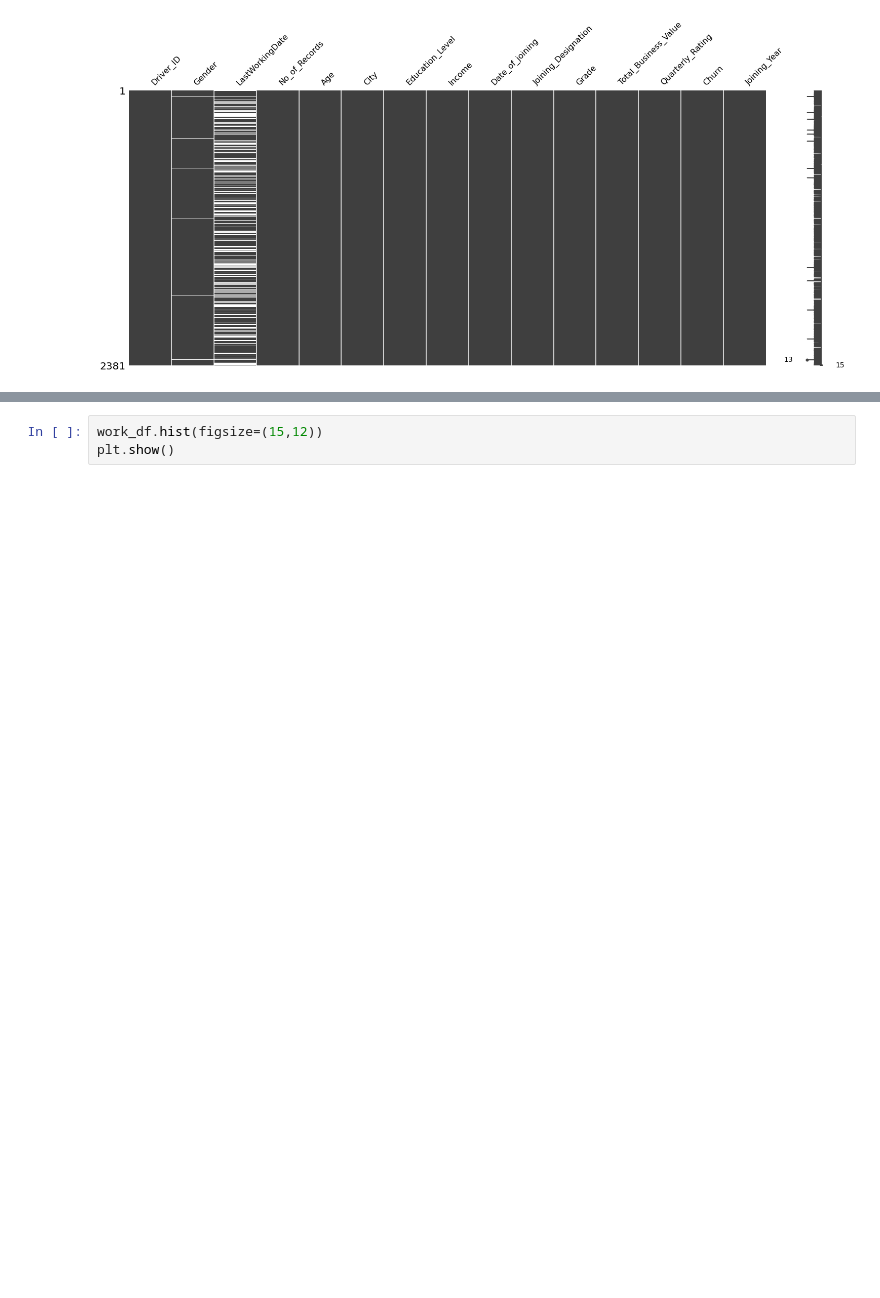
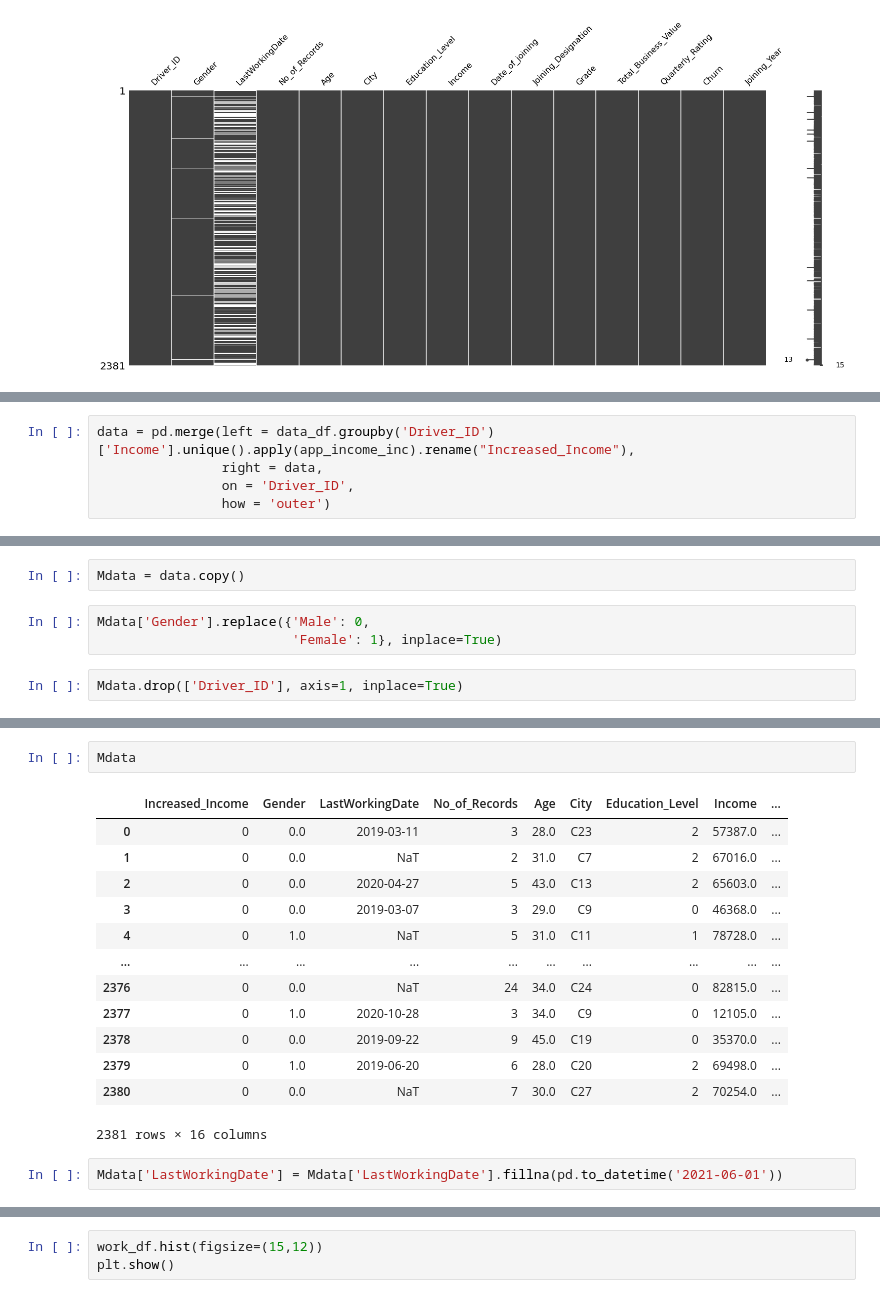
Before and after one commit to pkmariya/Scaler01, a Jupyter notebook: OLA_CaseStudy_Mariya_DSMLJune2022.ipynb, the cells around one changed output, grey strips where cells are left out. Saved outputs shown, nothing was run; the diff lists cells and outputs as text; blank space fills up the shorter version.

```diff
--- a/OLA_CaseStudy_Mariya_DSMLJune2022.ipynb
+++ b/OLA_CaseStudy_Mariya_DSMLJune2022.ipynb
@@ -320,0 +352,5 @@ plt.show()
+# %%
+data = pd.merge(left = data_df.groupby('Driver_ID')['Income'].unique().apply(app_income_inc).rename("Increased_Income"),
+                right = data,
+                on = 'Driver_ID',
+                how = 'outer')
@@ -320,0 +373,7 @@ plt.show()
+# %%
+Mdata = data.copy()
+# %%
+Mdata['Gender'].replace({'Male': 0,
+                         'Female': 1}, inplace=True)
+# %%
+Mdata.drop(['Driver_ID'], axis=1, inplace=True)
@@ -320,0 +400,18 @@ plt.show()
+# %%
+Mdata
+# %% [output]
+|  | Increased_Income | Gender | LastWorkingDate | No_of_Records | Age | City | Education_Level | Income | ... |
+| 0 | 0 | 0.0 | 2019-03-11 | 3 | 28.0 | C23 | 2 | 57387.0 | ... |
+| 1 | 0 | 0.0 | NaT | 2 | 31.0 | C7 | 2 | 67016.0 | ... |
+| 2 | 0 | 0.0 | 2020-04-27 | 5 | 43.0 | C13 | 2 | 65603.0 | ... |
+| 3 | 0 | 0.0 | 2019-03-07 | 3 | 29.0 | C9 | 0 | 46368.0 | ... |
+| 4 | 0 | 1.0 | NaT | 5 | 31.0 | C11 | 1 | 78728.0 | ... |
+| ... | ... | ... | ... | ... | ... | ... | ... | ... | ... |
+| 2376 | 0 | 0.0 | NaT | 24 | 34.0 | C24 | 0 | 82815.0 | ... |
+| 2377 | 0 | 1.0 | 2020-10-28 | 3 | 34.0 | C9 | 0 | 12105.0 | ... |
+| 2378 | 0 | 0.0 | 2019-09-22 | 9 | 45.0 | C19 | 0 | 35370.0 | ... |
+| 2379 | 0 | 1.0 | 2019-06-20 | 6 | 28.0 | C20 | 2 | 69498.0 | ... |
+| 2380 | 0 | 0.0 | NaT | 7 | 30.0 | C27 | 2 | 70254.0 | ... |
+2381 rows × 16 columns
+# %%
+Mdata['LastWorkingDate'] = Mdata['LastWorkingDate'].fillna(pd.to_datetime('2021-06-01'))
```
Also changed, not shown: parts of 30 cells of this notebook.
